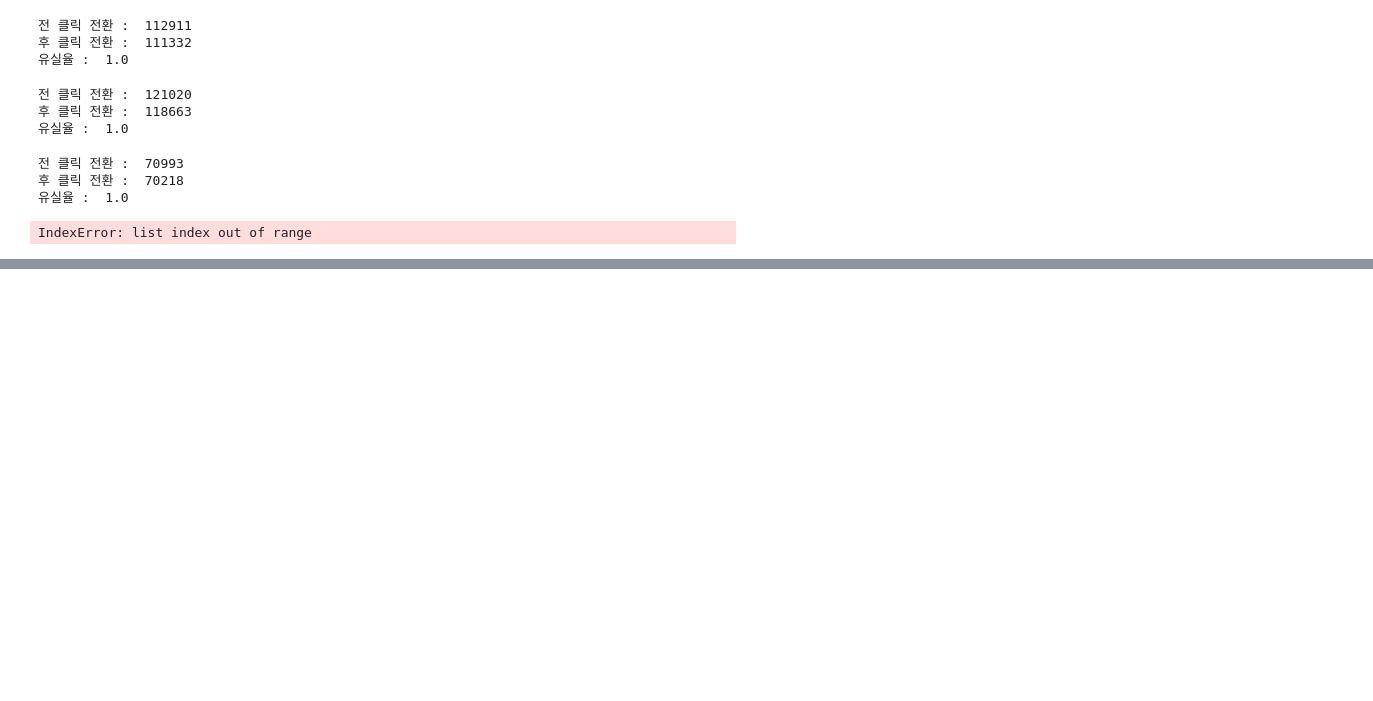
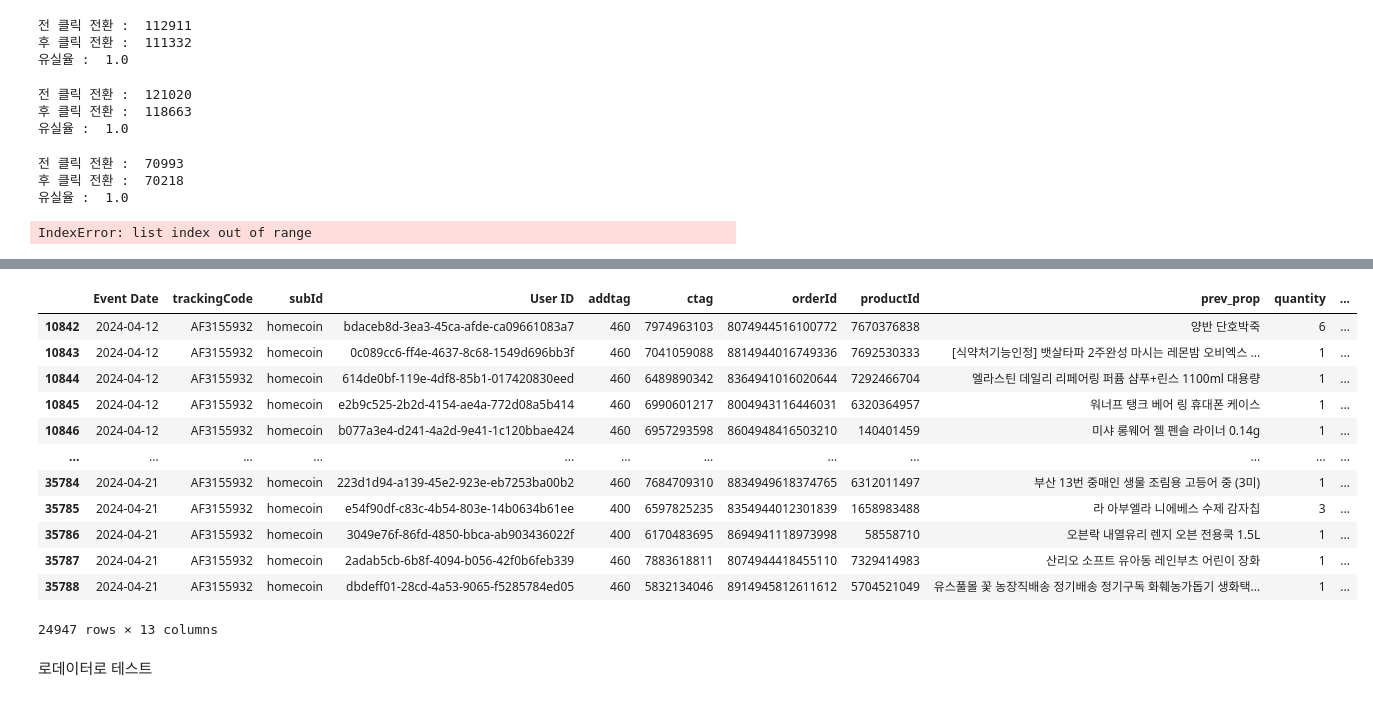
Before and after one commit to skadudd/bayes-ABtest, a Jupyter notebook: cp_test/cp_test.ipynb, the cells around one changed output, grey strips where cells are left out. Saved outputs shown, nothing was run; the diff lists cells and outputs as text; code cells hidden in the pictures; blank space fills up the shorter version.

```diff
--- a/cp_test/cp_test.ipynb
+++ b/cp_test/cp_test.ipynb
@@ -164,0 +388,18 @@ pd.concat([df.head(10),df.tail(5)])
+# %%
+cp
+# %% [output]
+|  | Event Date | trackingCode | subId | User ID | addtag | ctag | orderId | productId | prev_prop | quantity | ... |
+| 10842 | 2024-04-12 | AF3155932 | homecoin | bdaceb8d-3ea3-45ca-afde-ca09661083a7 | 460 | 7974963103 | 8074944516100772 | 7670376838 | 양반 단호박죽 | 6 | ... |
+| 10843 | 2024-04-12 | AF3155932 | homecoin | 0c089cc6-ff4e-4637-8c68-1549d696bb3f | 460 | 7041059088 | 8814944016749336 | 7692530333 | [식약처기능인정] 뱃살타파 2주완성 마시는 레몬밤 오비엑스 ... | 1 | ... |
+| 10844 | 2024-04-12 | AF3155932 | homecoin | 614de0bf-119e-4df8-85b1-017420830eed | 460 | 6489890342 | 8364941016020644 | 7292466704 | 엘라스틴 데일리 리페어링 퍼퓸 샴푸+린스 1100ml 대용량 | 1 | ... |
+| 10845 | 2024-04-12 | AF3155932 | homecoin | e2b9c525-2b2d-4154-ae4a-772d08a5b414 | 460 | 6990601217 | 8004943116446031 | 6320364957 | 워너프 탱크 베어 링 휴대폰 케이스 | 1 | ... |
+| 10846 | 2024-04-12 | AF3155932 | homecoin | b077a3e4-d241-4a2d-9e41-1c120bbae424 | 460 | 6957293598 | 8604948416503210 | 140401459 | 미샤 롱웨어 젤 펜슬 라이너 0.14g | 1 | ... |
+| ... | ... | ... | ... | ... | ... | ... | ... | ... | ... | ... | ... |
+| 35784 | 2024-04-21 | AF3155932 | homecoin | 223d1d94-a139-45e2-923e-eb7253ba00b2 | 460 | 7684709310 | 8834949618374765 | 6312011497 | 부산 13번 중매인 생물 조림용 고등어 중 (3미) | 1 | ... |
+| 35785 | 2024-04-21 | AF3155932 | homecoin | e54f90df-c83c-4b54-803e-14b0634b61ee | 400 | 6597825235 | 8354944012301839 | 1658983488 | 라 아부엘라 니에베스 수제 감자칩 | 3 | ... |
+| 35786 | 2024-04-21 | AF3155932 | homecoin | 3049e76f-86fd-4850-bbca-ab903436022f | 400 | 6170483695 | 8694941118973998 | 58558710 | 오븐락 내열유리 렌지 오븐 전용쿡 1.5L | 1 | ... |
+| 35787 | 2024-04-21 | AF3155932 | homecoin | 2adab5cb-6b8f-4094-b056-42f0b6feb339 | 460 | 7883618811 | 8074944418455110 | 7329414983 | 산리오 소프트 유아동 레인부츠 어린이 장화 | 1 | ... |
+| 35788 | 2024-04-21 | AF3155932 | homecoin | dbdeff01-28cd-4a53-9065-f5285784ed05 | 460 | 5832134046 | 8914945812611612 | 5704521049 | 유스풀몰 꽃 농장직배송 정기배송 정기구독 화훼농가돕기 생화택... | 1 | ... |
+24947 rows × 13 columns
+# %% [markdown]
+로데이터로 테스트
```
Also changed, not shown: parts of 57 cells of this notebook, 3 other files.
